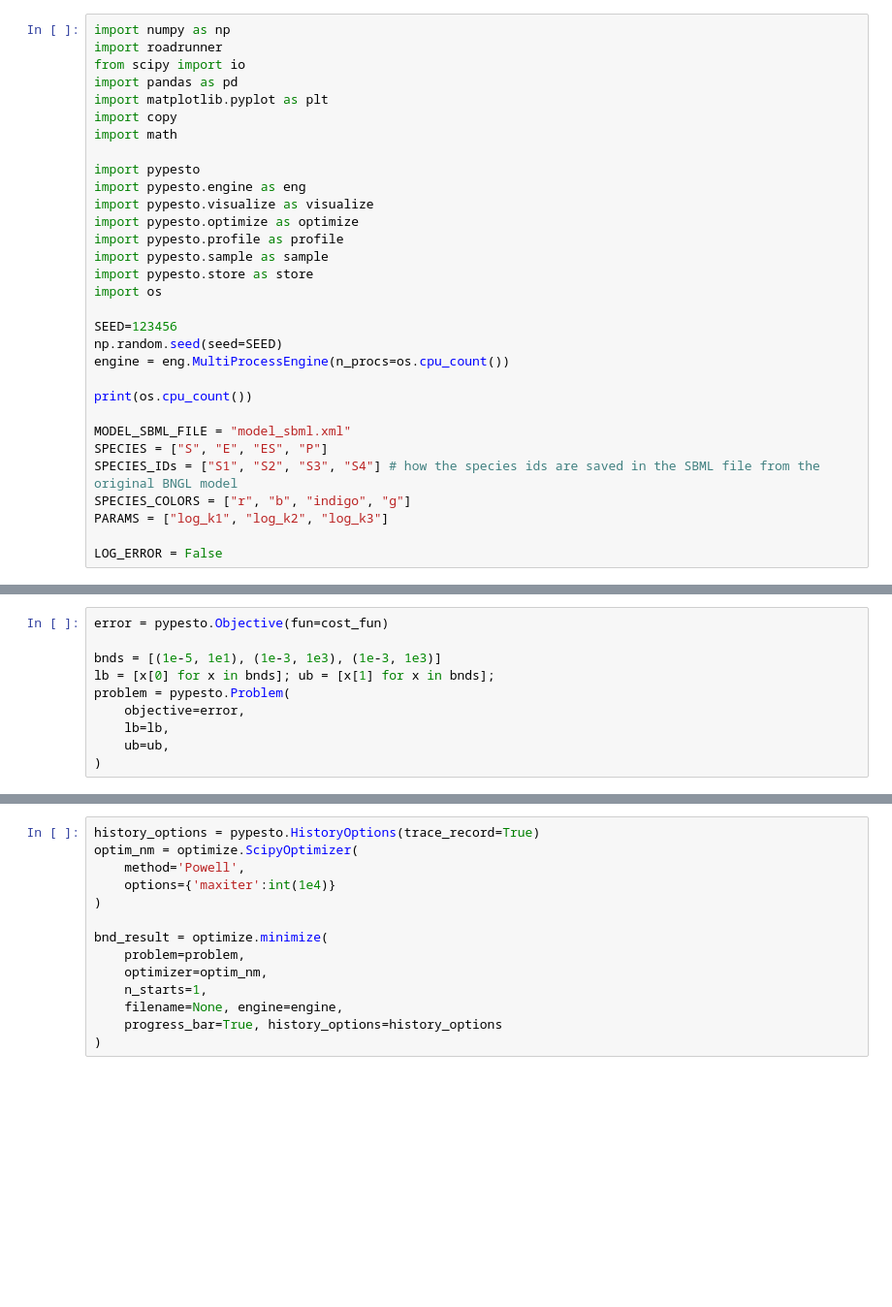
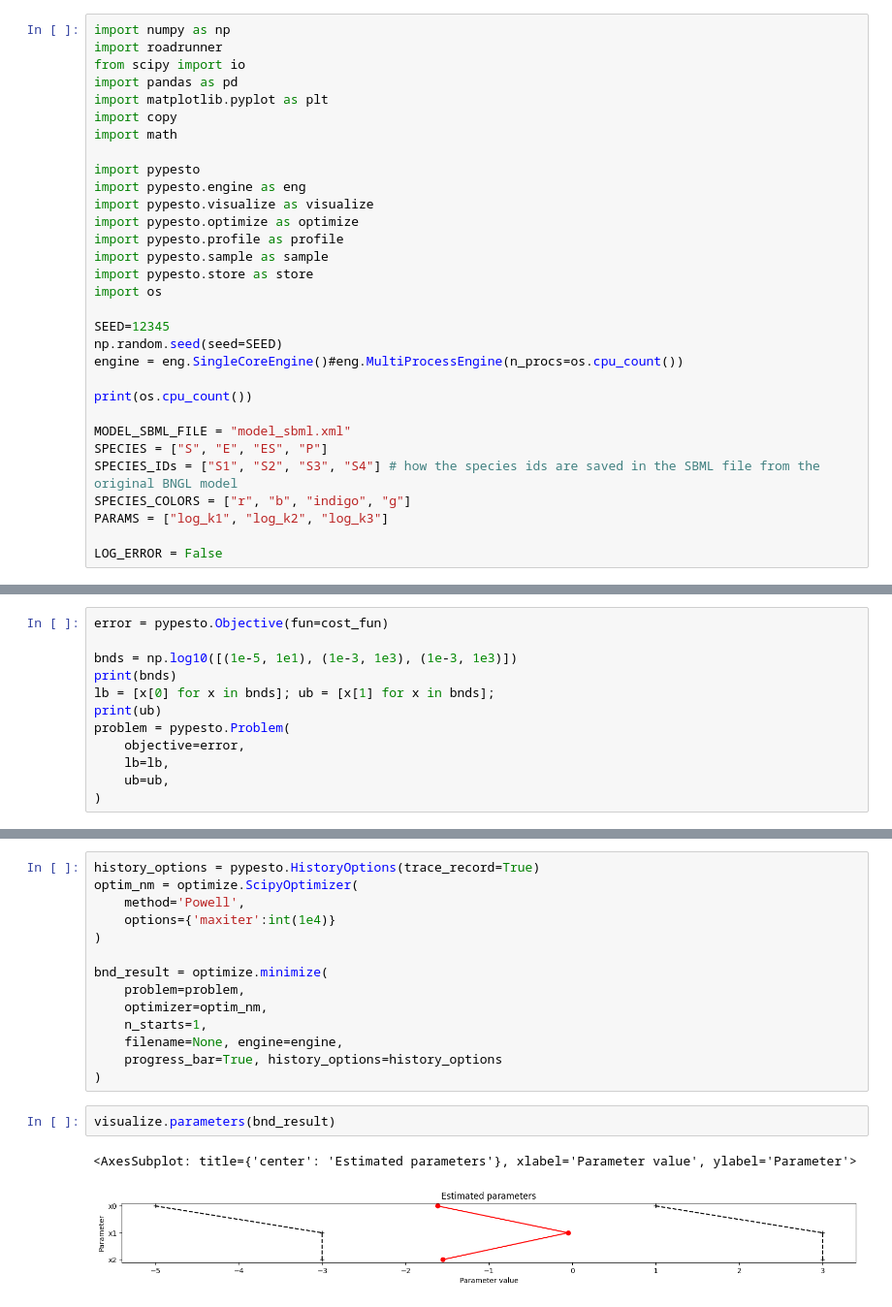
Before and after one commit to LarkinIt/ModelCalibrationExamples, a Jupyter notebook: Michaelis-Menten/mm_example.ipynb, the cells around one changed output, grey strips where cells are left out. Shown at 97% size. Saved outputs shown, nothing was run; the diff lists cells and outputs as text; blank space fills up the shorter version.

Commit message:
Bug fix: now can run optimization and sampling of Michaelis-Menten. TO-DO: validate and visualize

```diff
--- a/Michaelis-Menten/mm_example.ipynb
+++ b/Michaelis-Menten/mm_example.ipynb
@@ -18,9 +18,9 @@ import pypesto.sample as sample
 import pypesto.store as store
 import os
 
-SEED=123456
+SEED=12345
 np.random.seed(seed=SEED)
-engine = eng.MultiProcessEngine(n_procs=os.cpu_count())
+engine = eng.SingleCoreEngine()#eng.MultiProcessEngine(n_procs=os.cpu_count())
 
 print(os.cpu_count())
 
@@ -136,8 +146,10 @@ cost_fun([-1,-1,-1])
 # %%
 error = pypesto.Objective(fun=cost_fun)
 
-bnds = [(1e-5, 1e1), (1e-3, 1e3), (1e-3, 1e3)]
+bnds = np.log10([(1e-5, 1e1), (1e-3, 1e3), (1e-3, 1e3)])
+print(bnds)
 lb = [x[0] for x in bnds]; ub = [x[1] for x in bnds];
+print(ub)
 problem = pypesto.Problem(
     objective=error,
     lb=lb,
@@ -157,3 +174,8 @@ bnd_result = optimize.minimize(
     filename=None, engine=engine,
     progress_bar=True, history_options=history_options
 )
+# %%
+visualize.parameters(bnd_result)
+# %% [output]
+<AxesSubplot: title={'center': 'Estimated parameters'}, xlabel='Parameter value', ylabel='Parameter'>
+[figure, added]
```
Also changed, not shown: parts of 8 cells of this notebook.
